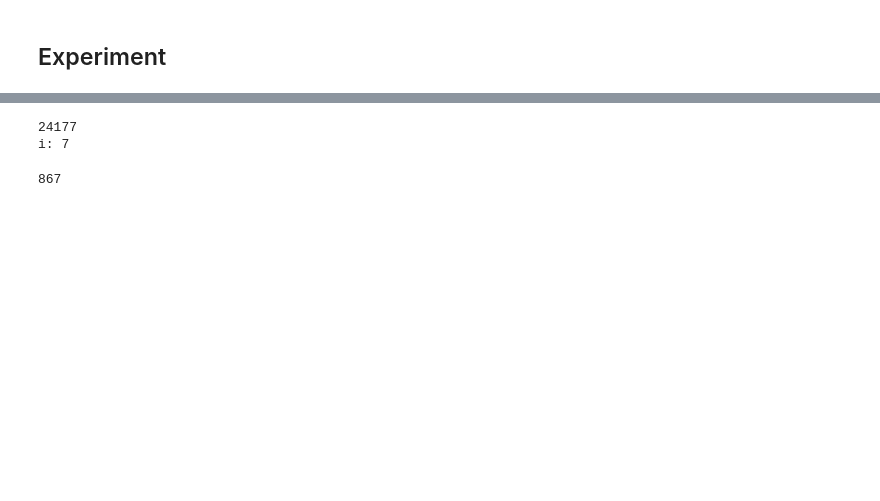
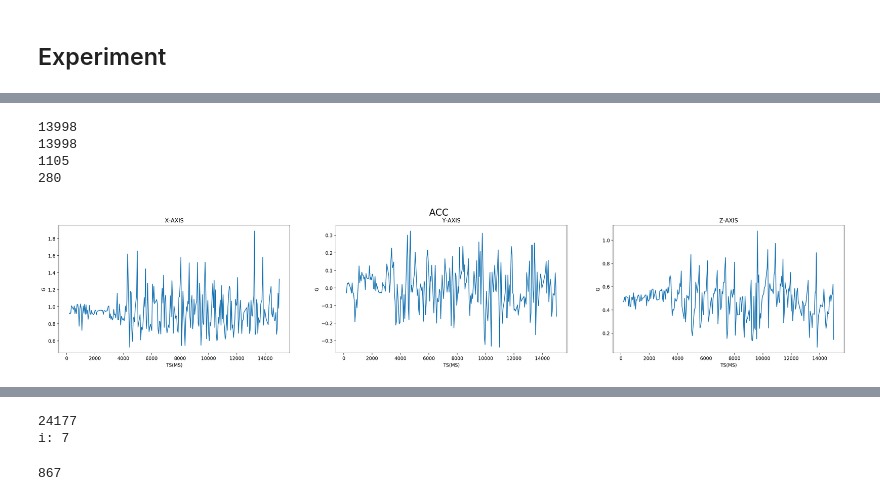
Before and after one commit to pbmiguel/py-har, a Jupyter notebook: TASKS/T1/pre-processing/2016-ANSAMO/2016-ANSAMO-preprocessing-final-version.ipynb, the cells around one changed output, grey strips where cells are left out. Drawn from its saved outputs; the diff is of its cells as text; code cells hidden in the pictures; blank space fills up the shorter version.

```diff
--- a/TASKS/T1/pre-processing/2016-ANSAMO/2016-ANSAMO-preprocessing-final-version.ipynb
+++ b/TASKS/T1/pre-processing/2016-ANSAMO/2016-ANSAMO-preprocessing-final-version.ipynb
@@ -612,0 +722,30 @@ i: 0
+# %%
+subject01 = all_values_2[all_values_2['userID'].isin(['Subject 01'])];
+# filter by user, experiment, and position
+print(len(subject01))
+subject01 = all_values_2[all_values_2['userID'].isin(['Subject 01'])];
+print(len(subject01))
+# experiments: ['Hopping_2', 'Walking_2', 'Bending_2', 'Hopping_1', 'Walking_3', 'Hopping_3', 'Jogging_3', 'Bending_3', 'Bending_1', 'Jogging_1', 'Jogging_2', 'Sitting_GettingUpOnAChair', 'Walking_1']
+subject01_exp = subject01[subject01['experiment'].isin(['Walking_2'])];
+print(len(subject01_exp))
+# positions: ['ankle', 'waist', 'chest', 'wrist']
+subject01_exp_pos = subject01_exp[subject01_exp['position'].isin(['waist'])];
+print(len(subject01_exp_pos))
+
+subject01_exp_pos_sor = subject01_exp_pos.sort_values(['Fts(ms)'])
+
+time = subject01_exp_pos_sor['Fts(ms)'].values
+sensorX_y = subject01_exp_pos_sor['accX'].values;
+sensorY_y = subject01_exp_pos_sor['accY'].values;
+sensorZ_y = subject01_exp_pos_sor['accZ'].values;
+fig_title = "ACC"
+label_y = "G"
+label_x = "TS(MS)"
+destPath = "demo.jpg"
+create_figure(time,sensorX_y, sensorY_y, sensorZ_y, fig_title, label_x, label_y, destPath);
+# %% [output]
+13998
+13998
+1105
+280
+[figure, added]
```
Also changed, not shown: parts of 22 cells of this notebook, 2 other files.
